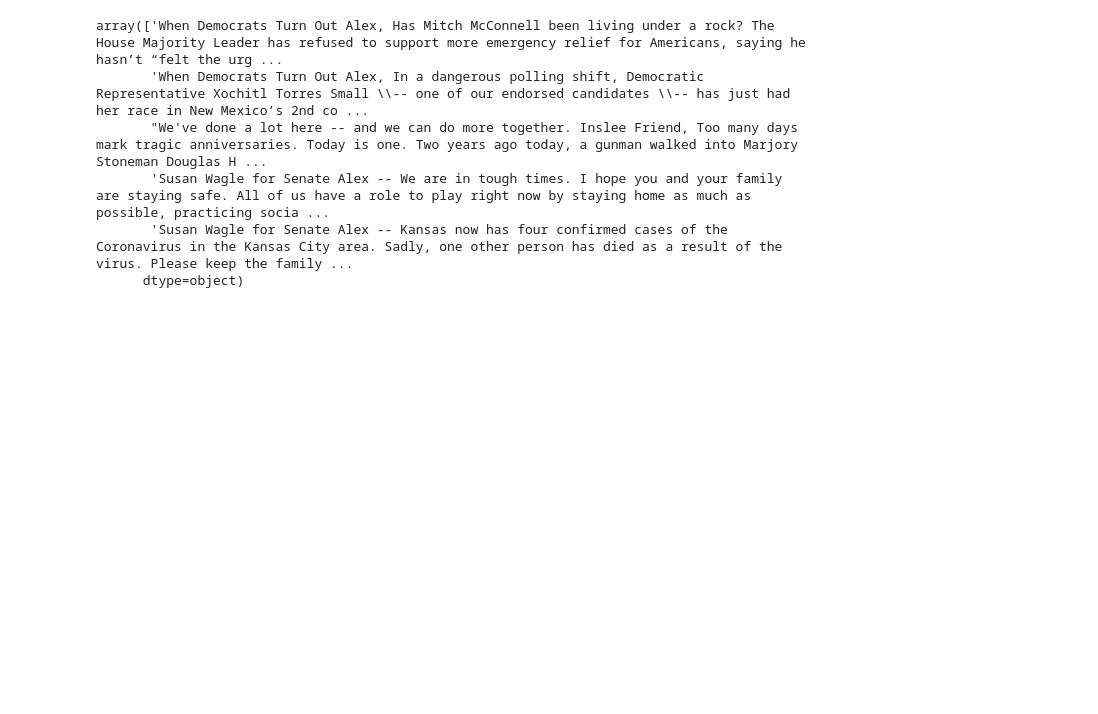
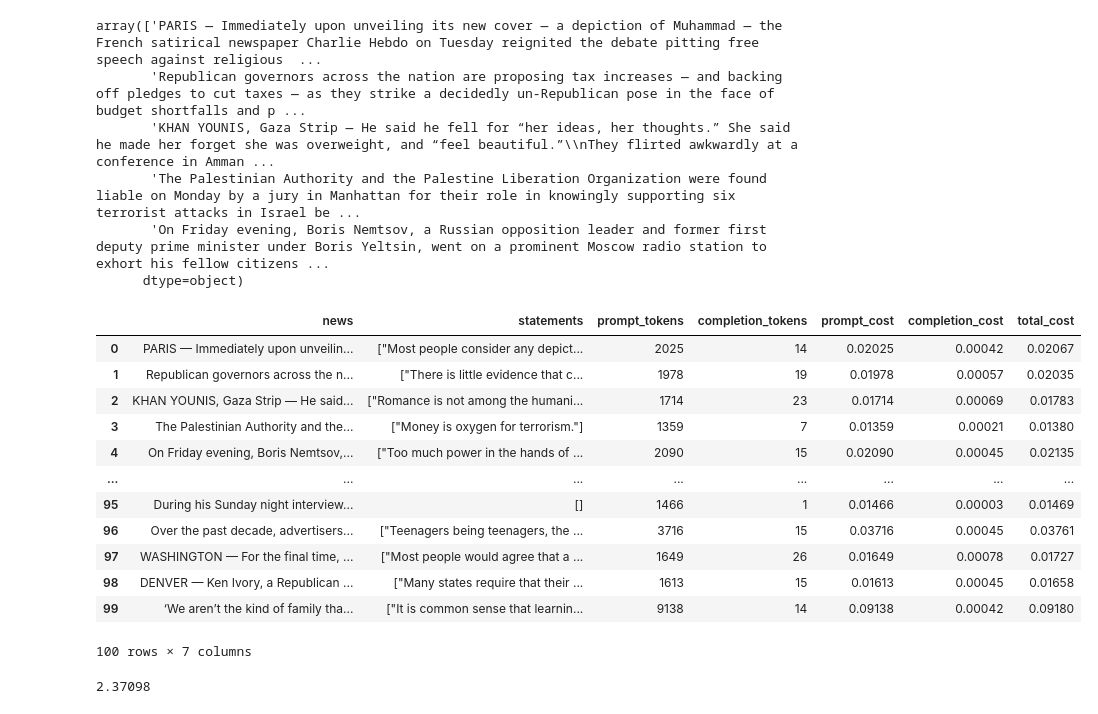
Before and after one commit to Watts-Lab/commonsense-statements, a Jupyter notebook: notebooks/statement-generation.ipynb, the cells around one changed output. Drawn from its saved outputs; the diff is of its cells as text; code cells hidden in the pictures; blank space fills up the shorter version.

```diff
--- a/notebooks/statement-generation.ipynb
+++ b/notebooks/statement-generation.ipynb
@@ -13,2 +19,4 @@ openai.api_key = os.getenv("OPENAI_API_KEY")
 # %%
-election_emails_df = pd.read_csv('../data/2020_Election_Emails_with_common_sense.csv')
+election_emails_df = pd.read_csv("../data/2020_Election_Emails_with_common_sense.csv")
+
+news_articles_df = pd.read_csv("../inputs/samar_common_sense.tsv", sep="\t")
@@ -25,14 +32,17 @@ election_emails_df.head(5)
 # %%
-def extract_commonsense(email):
+def extract_commonsense(text):
     system_prompt = (
-        f"You are a bot tasked with extracting population level common sense statements from emails. "
-        f"The statements should be considered common sense by people. "
+        f"You are a bot tasked with extracting population level common sense statements from text. "
+        f"The statements you extract, should be considered common sense by general public. So in other words, most people should agree with such statement being common sense. "
         f"If the statements you find, are not considered common sense by a portion of the population, do not include them in your answer. "
-        f"You return the statements you find in a JSON list with only the statements. "
+        f"Try to return only one statement from the provided text. You return the statements you find in a JSON list with only the statements. "
         f"Do not include the tags for JSON formatting in your output."
+
+
+        'when the auther uses the word "common sense" in the text, what are they implying is commonsensical.'
     )
 
-    response = openai.ChatCompletion.create(
+    response = client.chat.completions.create(
         model="gpt-4-1106-preview",
         messages=[
             {
@@ -41,35 +51,38 @@ def extract_commonsense(email):
             },
             {
                 "role": "user",
-                "content": email,
+                "content": text,
             },
         ],
         temperature=0,
         top_p=1,
-        frequency_penalty=0,
-        presence_penalty=0,
+        # response_format={"type": "json_object"},
     )
 
     return response
 # %%
-election_emails_df.body_text.values[:5]
+news_articles_df.trafilatura.values[:5]
 # %% [output]
-array(['When Democrats Turn Out Alex, Has Mitch McConnell been living under a rock? The House Majority Leader has refused to support more emergency relief for Americans, saying he hasn’t “felt the urg ...
-       'When Democrats Turn Out Alex, In a dangerous polling shift, Democratic Representative Xochitl Torres Small \\-- one of our endorsed candidates \\-- has just had her race in New Mexico’s 2nd co ...
-       "We've done a lot here -- and we can do more together. Inslee Friend, Too many days mark tragic anniversaries. Today is one. Two years ago today, a gunman walked into Marjory Stoneman Douglas H ...
-       'Susan Wagle for Senate Alex -- We are in tough times. I hope you and your family are staying safe. All of us have a role to play right now by staying home as much as possible, practicing socia ...
-       'Susan Wagle for Senate Alex -- Kansas now has four confirmed cases of the Coronavirus in the Kansas City area. Sadly, one other person has died as a result of the virus. Please keep the family ...
+array(['PARIS — Immediately upon unveiling its new cover — a depiction of Muhammad — the French satirical newspaper Charlie Hebdo on Tuesday reignited the debate pitting free speech against religious  ...
+       'Republican governors across the nation are proposing tax increases — and backing off pledges to cut taxes — as they strike a decidedly un-Republican pose in the face of budget shortfalls and p ...
+       'KHAN YOUNIS, Gaza Strip — He said he fell for “her ideas, her thoughts.” She said he made her forget she was overweight, and “feel beautiful.”\\nThey flirted awkwardly at a conference in Amman ...
+       'The Palestinian Authority and the Palestine Liberation Organization were found liable on Monday by a jury in Manhattan for their role in knowingly supporting six terrorist attacks in Israel be ...
+       'On Friday evening, Boris Nemtsov, a Russian opposition leader and former first deputy prime minister under Boris Yeltsin, went on a prominent Moscow radio station to exhort his fellow citizens ...
       dtype=object)
 # %%
+enc = tiktoken.get_encoding("cl100k_base")
+
+
 answers = []
 
-for emails in tqdm(election_emails_df.body_text.values):
+for emails in tqdm(news_articles_df.trafilatura.values[:100]):
+    # print(len(enc.encode(emails)))
     gpt_res = extract_commonsense(emails)
     answers.append(gpt_res)
 # %%
 data = []
 for i, a in enumerate(answers):
-    email_text = election_emails_df.body_text.values[i]
+    email_text = news_articles_df.trafilatura.values[i]
     extracted_content = json.loads(a.choices[0].message.content)
 
     # Calculate cost
@@ -77,37 +90,53 @@ for i, a in enumerate(answers):
     completion_tokens = a.usage.completion_tokens
     cost_of_prompt = (prompt_tokens / 1000) * 0.01
     cost_of_completion = (completion_tokens / 1000) * 0.03
     total_cost = cost_of_prompt + cost_of_completion
 
     data.append(
         [
             email_text,
             json.dumps(extracted_content),
             prompt_tokens,
             completion_tokens,
             cost_of_prompt,
             cost_of_completion,
             total_cost,
         ]
     )
 
 
 columns = [
-    "email",
+    "news",
     "statements",
     "prompt_tokens",
     "completion_tokens",
     "prompt_cost",
     "completion_cost",
     "total_cost",
 ]
 
 
 df = pd.DataFrame(data, columns=columns)
 
-df.to_csv(
-    "../extracted_statements/election_emails/extracted_meta_data.csv", index=False
-)
+df#.to_csv( "../extracted_statements/news_articles/extracted_meta_data.csv", index=False)
+# %% [output]
+|  | news | statements | prompt_tokens | completion_tokens | prompt_cost | completion_cost | total_cost |
+| 0 | PARIS — Immediately upon unveilin... | ["Most people consider any depict... | 2025 | 14 | 0.02025 | 0.00042 | 0.02067 |
+| 1 | Republican governors across the n... | ["There is little evidence that c... | 1978 | 19 | 0.01978 | 0.00057 | 0.02035 |
+| 2 | KHAN YOUNIS, Gaza Strip — He said... | ["Romance is not among the humani... | 1714 | 23 | 0.01714 | 0.00069 | 0.01783 |
+| 3 | The Palestinian Authority and the... | ["Money is oxygen for terrorism."] | 1359 | 7 | 0.01359 | 0.00021 | 0.01380 |
+| 4 | On Friday evening, Boris Nemtsov,... | ["Too much power in the hands of ... | 2090 | 15 | 0.02090 | 0.00045 | 0.02135 |
+| ... | ... | ... | ... | ... | ... | ... | ... |
+| 95 | During his Sunday night interview... | [] | 1466 | 1 | 0.01466 | 0.00003 | 0.01469 |
+| 96 | Over the past decade, advertisers... | ["Teenagers being teenagers, the ... | 3716 | 15 | 0.03716 | 0.00045 | 0.03761 |
+| 97 | WASHINGTON — For the final time, ... | ["Most people would agree that a ... | 1649 | 26 | 0.01649 | 0.00078 | 0.01727 |
+| 98 | DENVER — Ken Ivory, a Republican ... | ["Many states require that their ... | 1613 | 15 | 0.01613 | 0.00045 | 0.01658 |
+| 99 | ‘We aren’t the kind of family tha... | ["It is common sense that learnin... | 9138 | 14 | 0.09138 | 0.00042 | 0.09180 |
+100 rows × 7 columns
+# %%
+df.total_cost.sum()
+# %% [output]
+2.37098
 # %%
 extracted_statements = []
 
```
Also changed, not shown: parts of 7 cells of this notebook, 3 other files.
